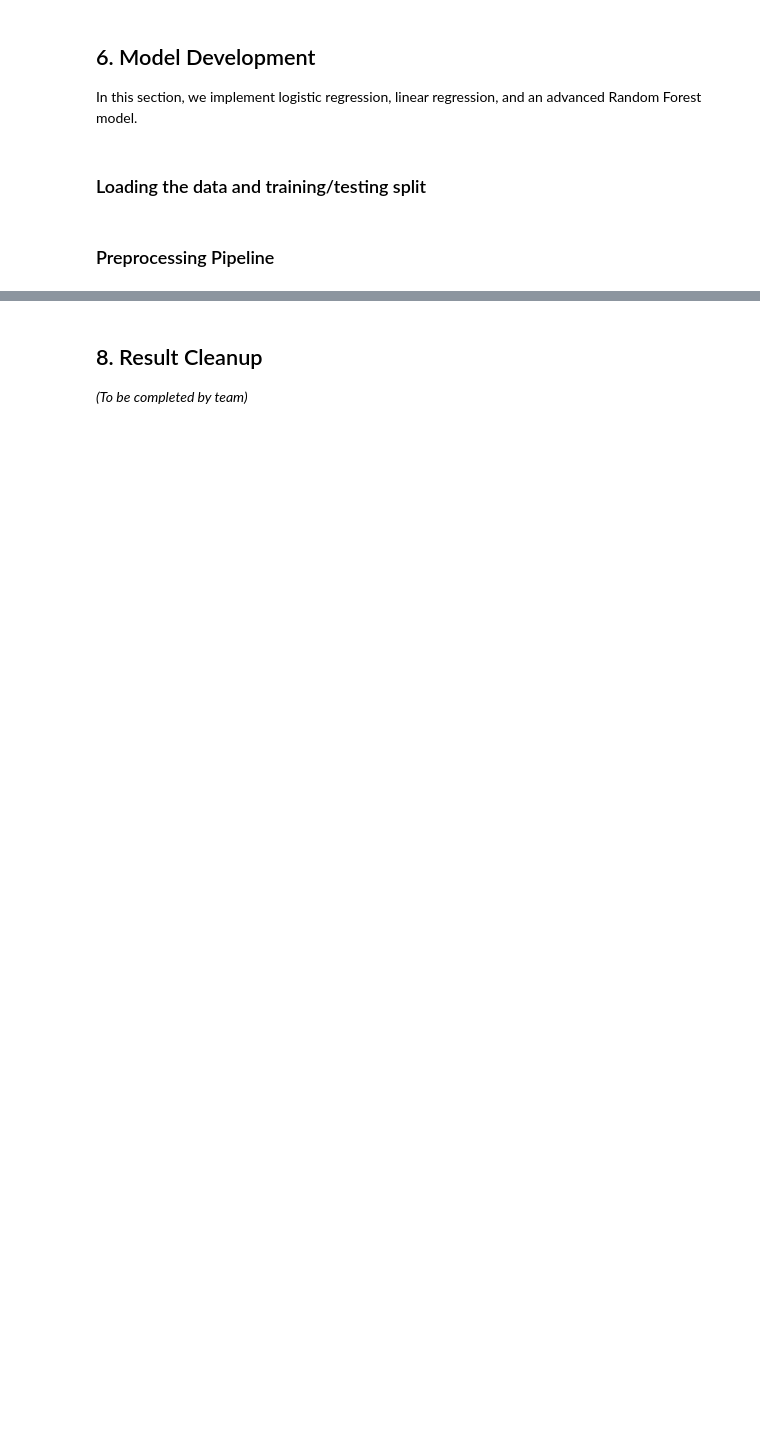
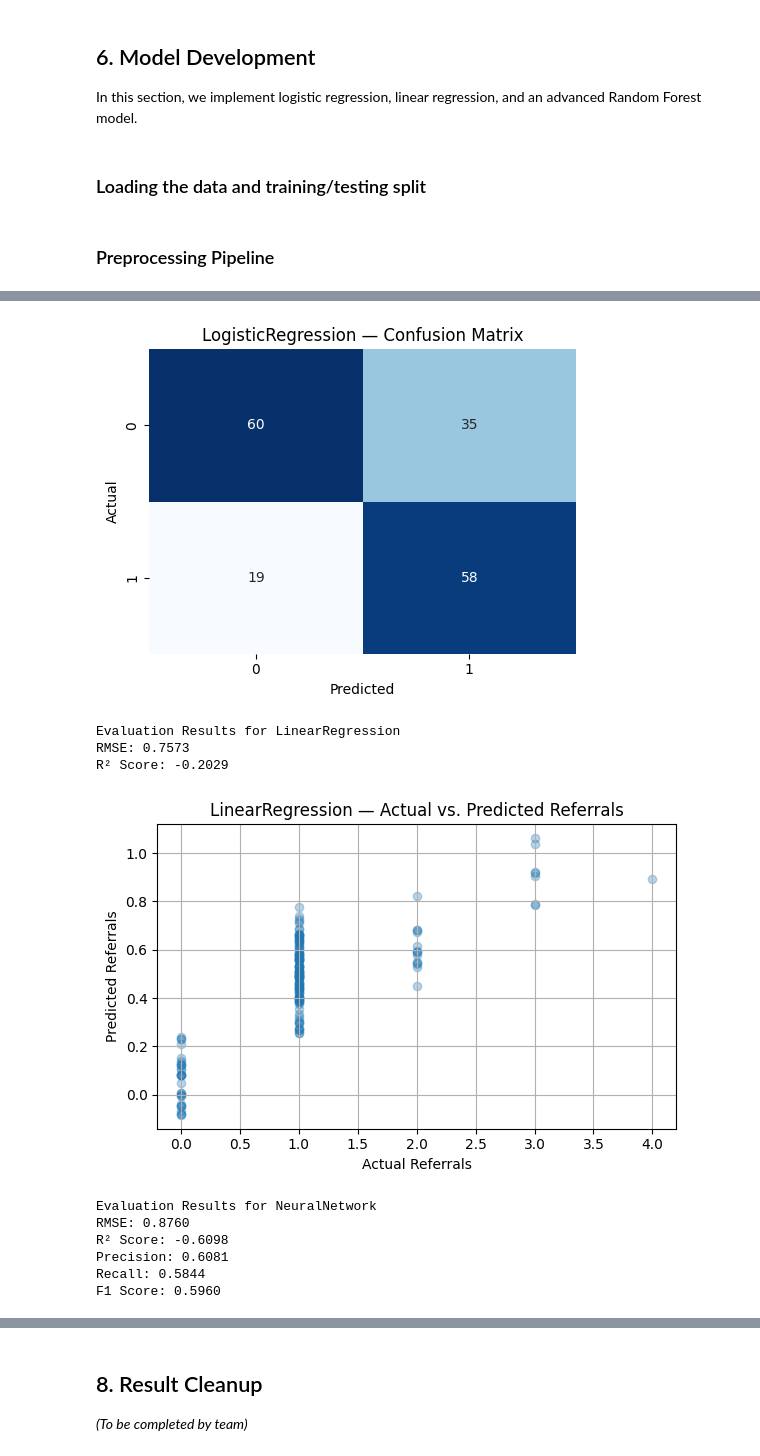
Before and after one commit to TDRobertson/student-referral-predictor, a Jupyter notebook: Behavioral_Disruptions_EDA.ipynb, the cells around one changed output, grey strips where cells are left out. Cells and saved outputs as stored; diff of their text form; code cells hidden in the pictures; blank space fills up the shorter version.

Commit message:
Finished Pipelines and Evaluations

```diff
--- a/Behavioral_Disruptions_EDA.ipynb
+++ b/Behavioral_Disruptions_EDA.ipynb
@@ -834,0 +813,18 @@ print("Random Forest Classification Report:\n", classification_report(y_clf_test
+# %%
+# Model pipelines
+pipelines = {
+    'LogisticRegression': ImbPipeline([
+        ('preprocessor', preprocessor),
+        ('smote', SMOTE(random_state=42)),
+        ('clf', LogisticRegression(max_iter=1000, random_state=42))
+    ]),
+    'LinearRegression': Pipeline([
+        ('preprocessor', preprocessor),
+        ('clf', LinearRegression())
+    ]),
+    'NeuralNetwork': ImbPipeline([
+        ('preprocessor', preprocessor),
+        ('smote', SMOTE(random_state=42)),
+        ('clf', MLPClassifier(hidden_layer_sizes=(50,), max_iter=300, random_state=42))
+    ])
+}
@@ -837,0 +928,51 @@ print("Random Forest Classification Report:\n", classification_report(y_clf_test
+# %%
+def evaluate_model_results(best_models, X_test, y_clf_test, y_reg_test):
+    for name, model in best_models.items():
+        print(f"\nEvaluation Results for {name}")
+
+        y_pred = model.predict(X_test)
+
+        # Always compute RMSE and R² for consistency
+        try:
+            rmse = root_mean_squared_error(y_reg_test, y_pred)
+            r2 = r2_score(y_reg_test, y_pred)
+            print(f"RMSE: {rmse:.4f}")
+            print(f"R² Score: {r2:.4f}")
+        except Exception as e:
+            print("[RMSE/R² Calculation Error]:", e)
+
+        if name != 'LinearRegression':
+            try:
+                cm = confusion_matrix(y_clf_test, y_pred)
+                prec = precision_score(y_clf_test, y_pred)
+                rec = recall_score(y_clf_test, y_pred)
+                f1 = f1_score(y_clf_test, y_pred)
+
+                print(f"Precision: {prec:.4f}")
+                print(f"Recall: {rec:.4f}")
+                print(f"F1 Score: {f1:.4f}")
+
+                plt.figure(figsize=(5, 4))
+                sns.heatmap(cm, annot=True, fmt='d', cmap='Blues', cbar=False)
+                plt.title(f"{name} — Confusion Matrix")
+                plt.xlabel("Predicted")
+                plt.ylabel("Actual")
+                plt.tight_layout()
+                plt.show()
+            except Exception as e:
+                print("[Classification Metrics Error]:", e)
+        else:
+            # Regression scatter plot only for linear regression
+            plt.figure(figsize=(6, 4))
+            plt.scatter(y_reg_test, y_pred, alpha=0.3)
+            plt.title(f'{name} — Actual vs. Predicted Referrals')
+            plt.xlabel("Actual Referrals")
+            plt.ylabel("Predicted Referrals")
+            plt.grid(True)
+            plt.tight_layout()
+            plt.show()
+
+# Usage:
+best_models = run_grid_searches(X_train, y_clf_train, pipelines)
+evaluate_model_results(best_models, X_test, y_clf_test, y_reg_test)
+# %% [output]
@@ -837,0 +996,11 @@ print("Random Forest Classification Report:\n", classification_report(y_clf_test
+[figure, added]
+Evaluation Results for LinearRegression
+RMSE: 0.7573
+R² Score: -0.2029
+[figure, added]
+Evaluation Results for NeuralNetwork
+RMSE: 0.8760
+R² Score: -0.6098
+Precision: 0.6081
+Recall: 0.5844
+F1 Score: 0.5960
```
Also changed, not shown: parts of 20 cells of this notebook, 1 other file.
